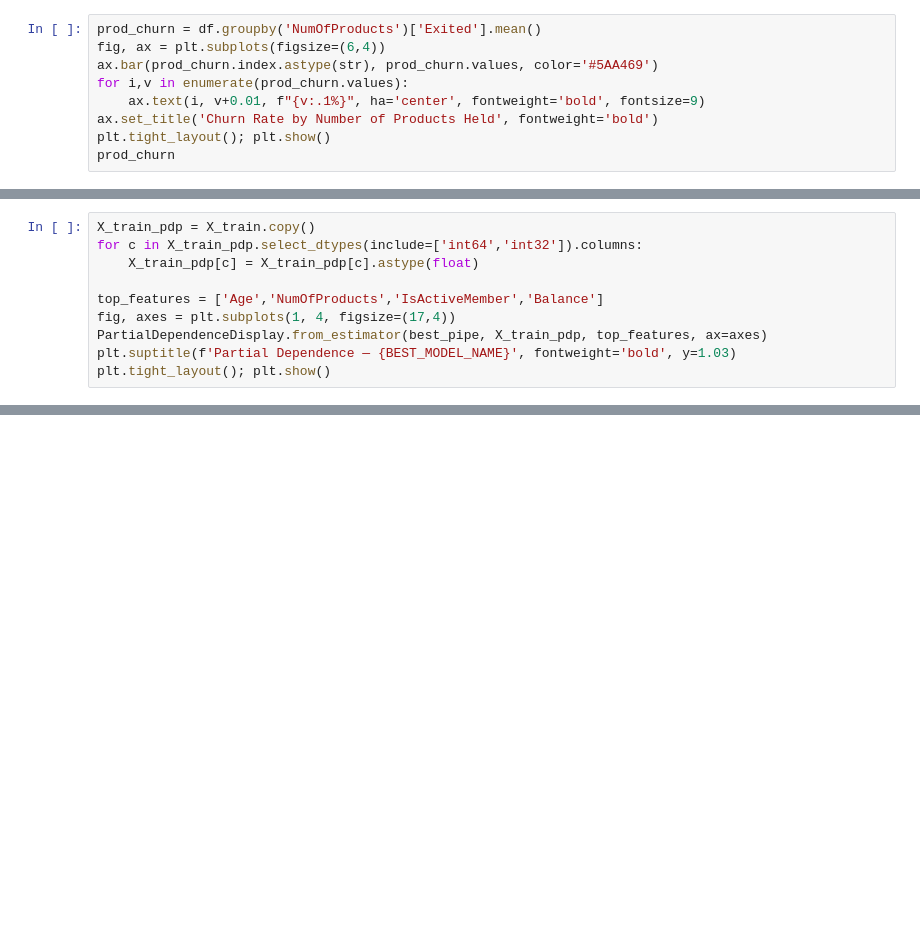
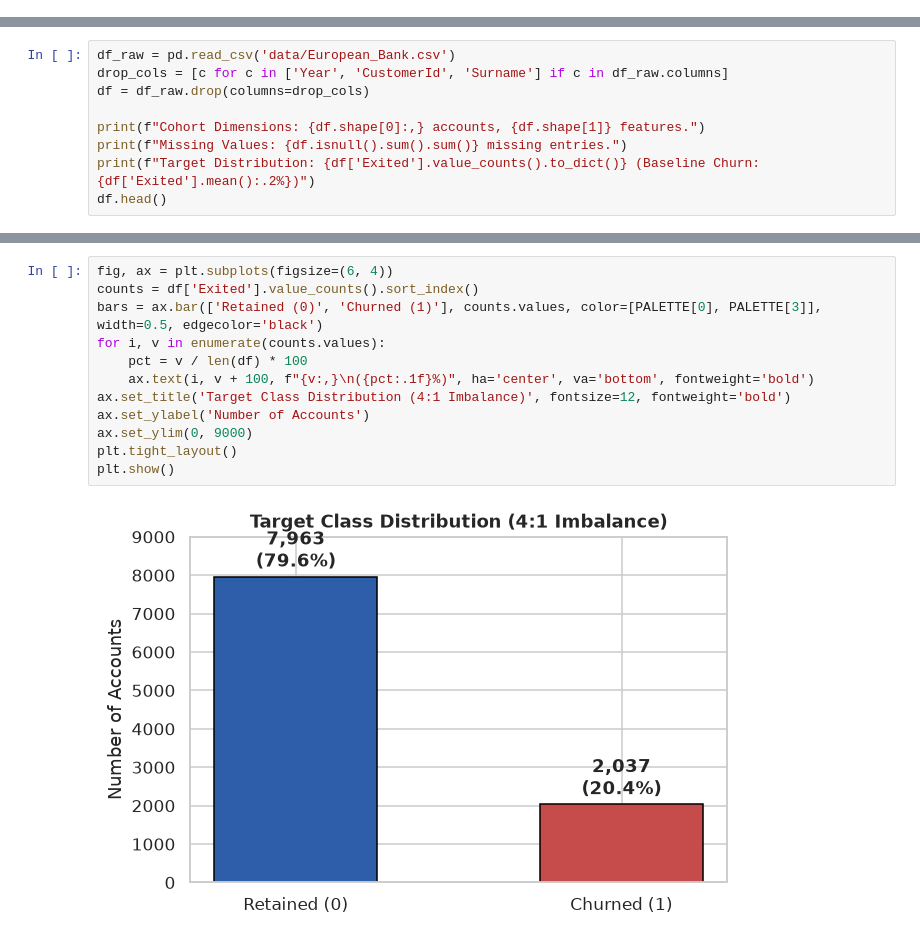
Before and after one commit to chandolupraneethkumar05-oss/Bank-Churn-Project, a Jupyter notebook: Bank_Customer_Churn_Analysis.ipynb, the cells around one changed output, grey strips where cells are left out. Drawn from its saved outputs; the diff is of its cells as text; blank space fills up the shorter version.

Commit message:
Senior Data Analyst Audit: Resolve bugs, calibrate decision thresholds, prepare Zenodo research paper & upgrade enterprise app

```diff
--- a/Bank_Customer_Churn_Analysis.ipynb
+++ b/Bank_Customer_Churn_Analysis.ipynb
@@ -82,9 +0,0 @@ geo_churn
-# %%
-prod_churn = df.groupby('NumOfProducts')['Exited'].mean()
-fig, ax = plt.subplots(figsize=(6,4))
-ax.bar(prod_churn.index.astype(str), prod_churn.values, color='#5AA469')
-for i,v in enumerate(prod_churn.values):
-    ax.text(i, v+0.01, f"{v:.1%}", ha='center', fontweight='bold', fontsize=9)
-ax.set_title('Churn Rate by Number of Products Held', fontweight='bold')
-plt.tight_layout(); plt.show()
-prod_churn
@@ -233,10 +0,0 @@ perm_df.head(10)
-# %%
-X_train_pdp = X_train.copy()
-for c in X_train_pdp.select_dtypes(include=['int64','int32']).columns:
-    X_train_pdp[c] = X_train_pdp[c].astype(float)
-
-top_features = ['Age','NumOfProducts','IsActiveMember','Balance']
-fig, axes = plt.subplots(1, 4, figsize=(17,4))
-PartialDependenceDisplay.from_estimator(best_pipe, X_train_pdp, top_features, ax=axes)
-plt.suptitle(f'Partial Dependence — {BEST_MODEL_NAME}', fontweight='bold', y=1.03)
-plt.tight_layout(); plt.show()
@@ -272,0 +54,9 @@ print("Saved best model:", BEST_MODEL_NAME)
+# %%
+df_raw = pd.read_csv('data/European_Bank.csv')
+drop_cols = [c for c in ['Year', 'CustomerId', 'Surname'] if c in df_raw.columns]
+df = df_raw.drop(columns=drop_cols)
+
+print(f"Cohort Dimensions: {df.shape[0]:,} accounts, {df.shape[1]} features.")
+print(f"Missing Values: {df.isnull().sum().sum()} missing entries.")
+print(f"Target Distribution: {df['Exited'].value_counts().to_dict()} (Baseline Churn: {df['Exited'].mean():.2%})")
+df.head()
@@ -272,0 +76,14 @@ print("Saved best model:", BEST_MODEL_NAME)
+# %%
+fig, ax = plt.subplots(figsize=(6, 4))
+counts = df['Exited'].value_counts().sort_index()
+bars = ax.bar(['Retained (0)', 'Churned (1)'], counts.values, color=[PALETTE[0], PALETTE[3]], width=0.5, edgecolor='black')
+for i, v in enumerate(counts.values):
+    pct = v / len(df) * 100
+    ax.text(i, v + 100, f"{v:,}\n({pct:.1f}%)", ha='center', va='bottom', fontweight='bold')
+ax.set_title('Target Class Distribution (4:1 Imbalance)', fontsize=12, fontweight='bold')
+ax.set_ylabel('Number of Accounts')
+ax.set_ylim(0, 9000)
+plt.tight_layout()
+plt.show()
+# %% [output]
+[figure, added]
```
Also changed, not shown: parts of 52 cells of this notebook, 42 other files.
